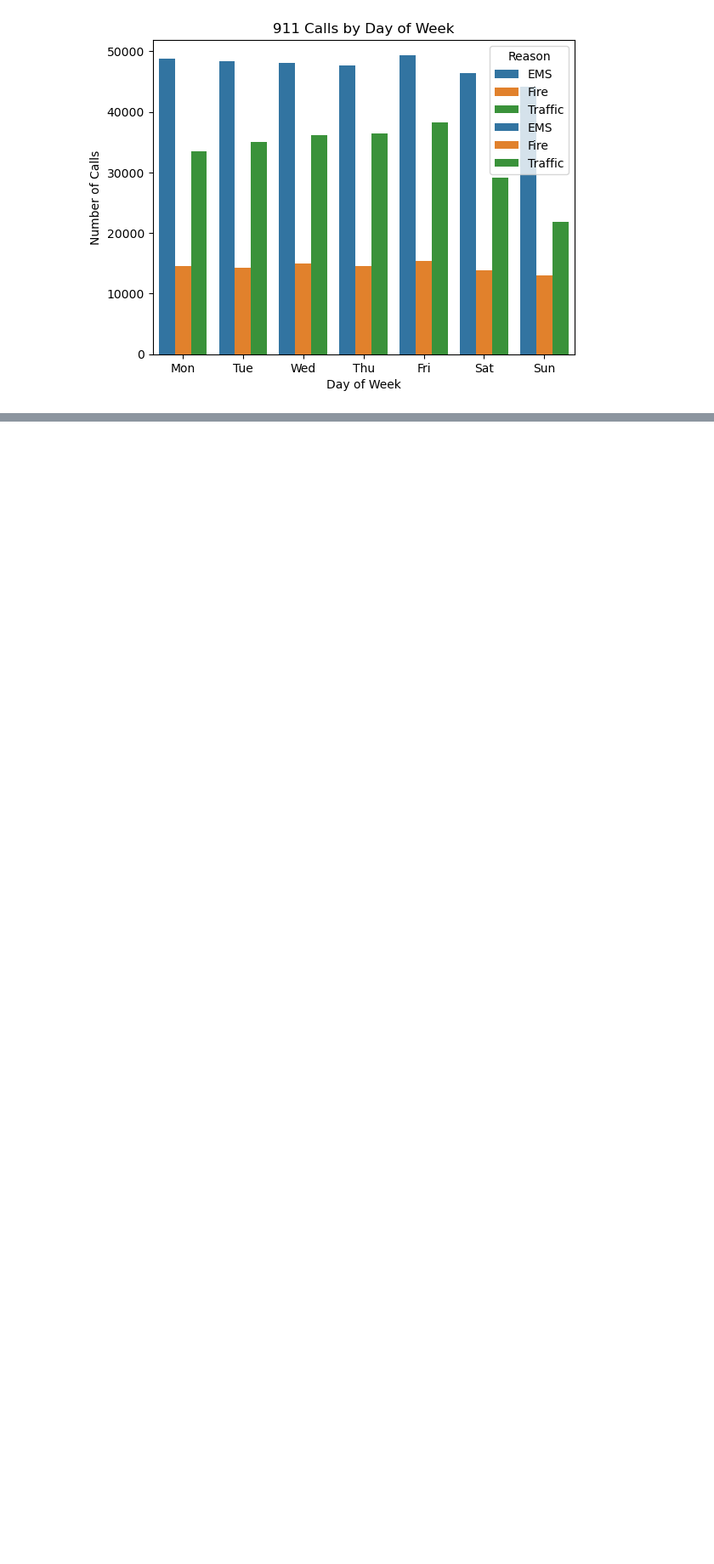
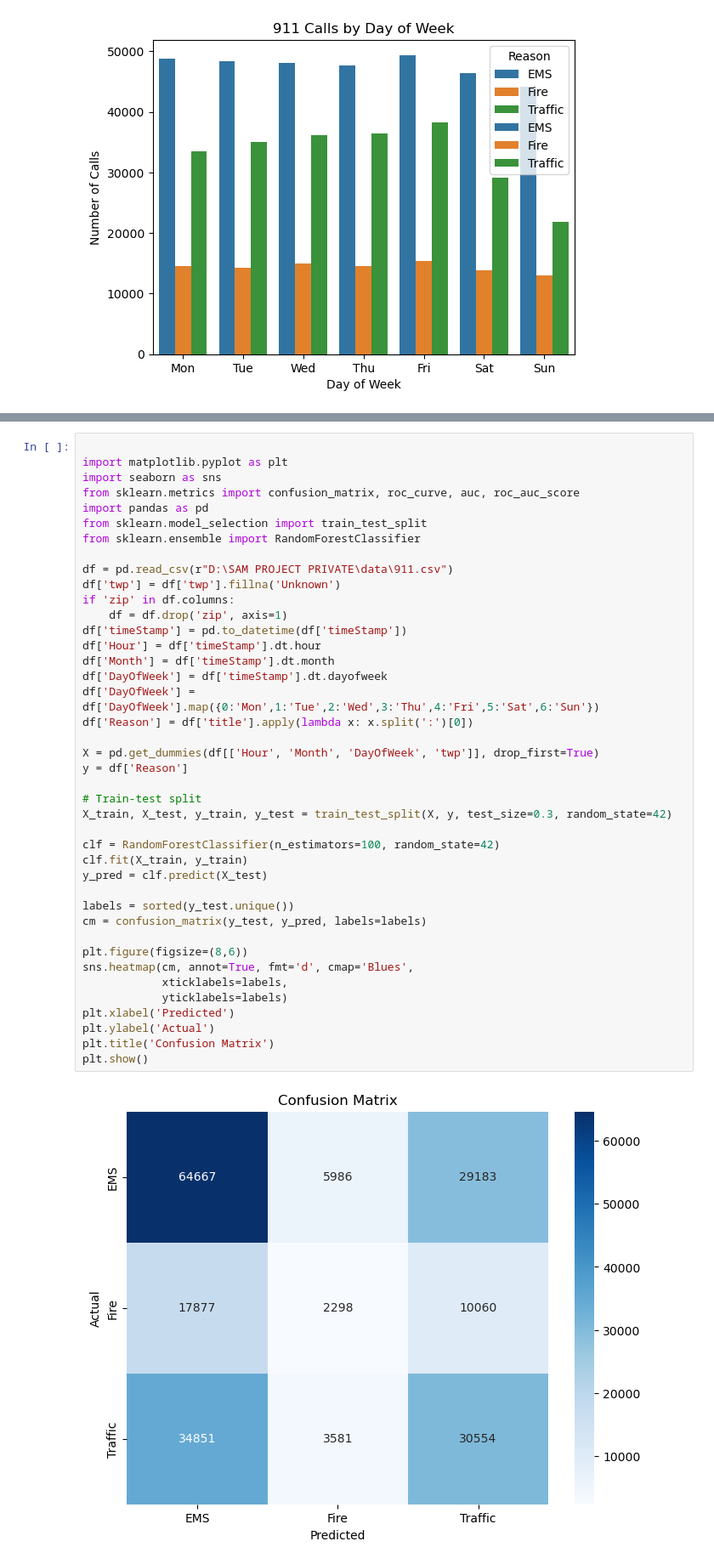
Before and after one commit to Samueljabez/911_Project_datacapstone, a Jupyter notebook: analysis.ipynb, the cells around one changed output, grey strips where cells are left out. Shown at 85% size. Cells and saved outputs as stored; diff of their text form; blank space fills up the shorter version.

```diff
--- a/analysis.ipynb
+++ b/analysis.ipynb
@@ -158,0 +126,43 @@ weighted avg       0.46      0.49      0.47    199057
+# %%
+
+import matplotlib.pyplot as plt
+import seaborn as sns
+from sklearn.metrics import confusion_matrix, roc_curve, auc, roc_auc_score
+import pandas as pd
+from sklearn.model_selection import train_test_split
+from sklearn.ensemble import RandomForestClassifier
+
+df = pd.read_csv(r"D:\SAM PROJECT PRIVATE\data\911.csv")
+df['twp'] = df['twp'].fillna('Unknown')
+if 'zip' in df.columns:
+    df = df.drop('zip', axis=1)
+df['timeStamp'] = pd.to_datetime(df['timeStamp'])
+df['Hour'] = df['timeStamp'].dt.hour
+df['Month'] = df['timeStamp'].dt.month
+df['DayOfWeek'] = df['timeStamp'].dt.dayofweek
+df['DayOfWeek'] = df['DayOfWeek'].map({0:'Mon',1:'Tue',2:'Wed',3:'Thu',4:'Fri',5:'Sat',6:'Sun'})
+df['Reason'] = df['title'].apply(lambda x: x.split(':')[0])
+
+X = pd.get_dummies(df[['Hour', 'Month', 'DayOfWeek', 'twp']], drop_first=True)
+y = df['Reason']
+
+# Train-test split
+X_train, X_test, y_train, y_test = train_test_split(X, y, test_size=0.3, random_state=42)
+
+clf = RandomForestClassifier(n_estimators=100, random_state=42)
+clf.fit(X_train, y_train)
+y_pred = clf.predict(X_test)
+
+labels = sorted(y_test.unique())
+cm = confusion_matrix(y_test, y_pred, labels=labels)
+
+plt.figure(figsize=(8,6))
+sns.heatmap(cm, annot=True, fmt='d', cmap='Blues',
+            xticklabels=labels,
+            yticklabels=labels)
+plt.xlabel('Predicted')
+plt.ylabel('Actual')
+plt.title('Confusion Matrix')
+plt.show()
+# %% [output]
+[figure, added]
```
Also changed, not shown: parts of 1 cell of this notebook.
